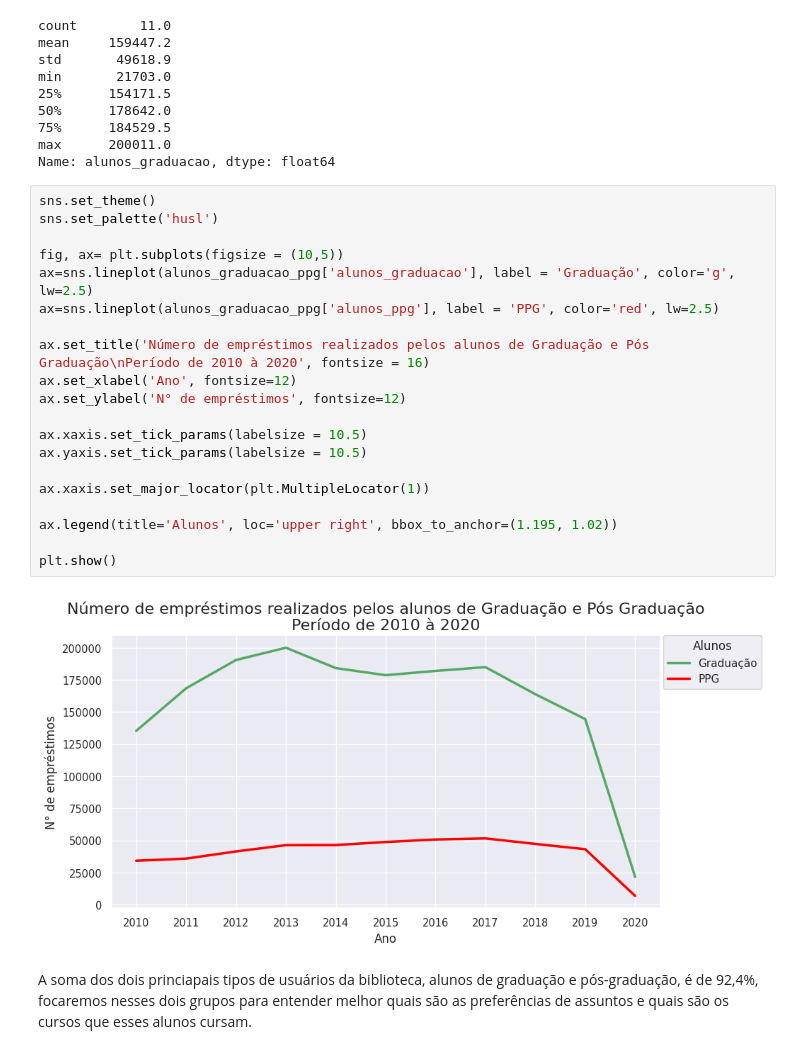
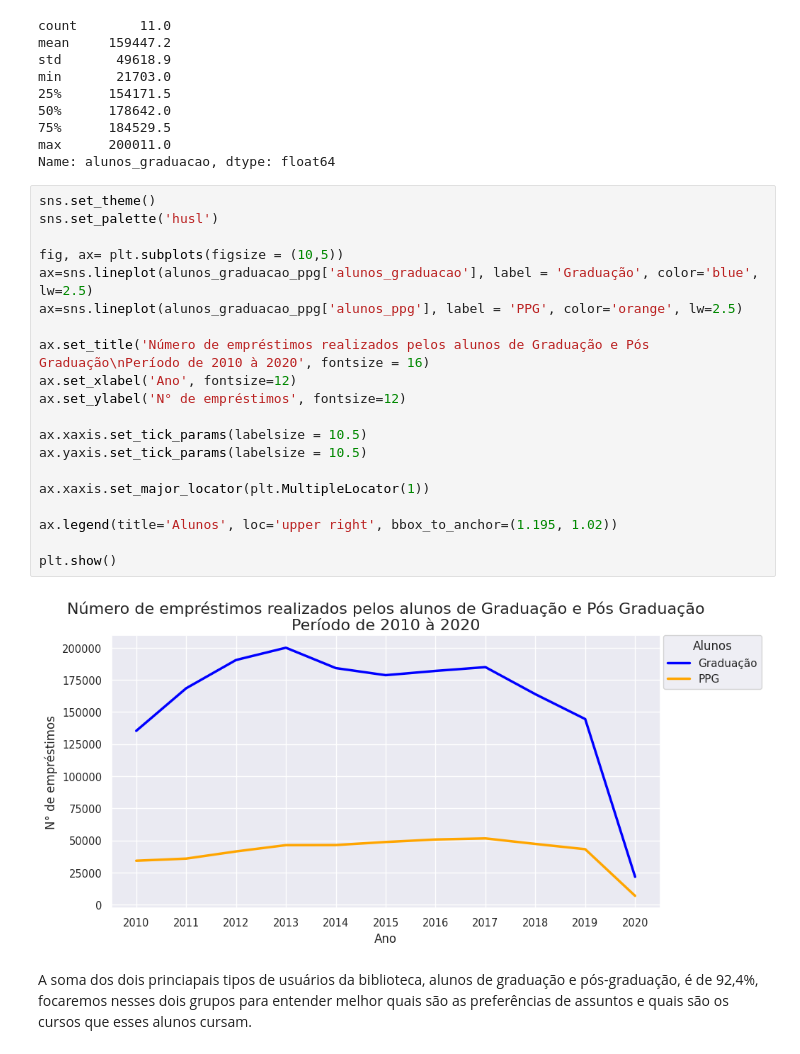
Before and after one commit to JoaoCarraro/Biblioteca, a Jupyter notebook: Portfólio_Biblioteca_UFRN_oficial.ipynb, the cells around one changed output. Drawn from its saved outputs; the diff is of its cells as text.

```diff
--- a/Portfólio_Biblioteca_UFRN_oficial.ipynb
+++ b/Portfólio_Biblioteca_UFRN_oficial.ipynb
@@ -1238,25 +1238,25 @@ Name: alunos_graduacao, dtype: float64
 # %%
 sns.set_theme()
 sns.set_palette('husl')
 
 fig, ax= plt.subplots(figsize = (10,5))
-ax=sns.lineplot(alunos_graduacao_ppg['alunos_graduacao'], label = 'Graduação', color='g', lw=2.5)
-ax=sns.lineplot(alunos_graduacao_ppg['alunos_ppg'], label = 'PPG', color='red', lw=2.5)
+ax=sns.lineplot(alunos_graduacao_ppg['alunos_graduacao'], label = 'Graduação', color='blue', lw=2.5)
+ax=sns.lineplot(alunos_graduacao_ppg['alunos_ppg'], label = 'PPG', color='orange', lw=2.5)
 
 ax.set_title('Número de empréstimos realizados pelos alunos de Graduação e Pós Graduação\nPeríodo de 2010 à 2020', fontsize = 16)
 ax.set_xlabel('Ano', fontsize=12)
 ax.set_ylabel('N° de empréstimos', fontsize=12)
 
 ax.xaxis.set_tick_params(labelsize = 10.5)
 ax.yaxis.set_tick_params(labelsize = 10.5)
 
 ax.xaxis.set_major_locator(plt.MultipleLocator(1))
 
 ax.legend(title='Alunos', loc='upper right', bbox_to_anchor=(1.195, 1.02))
 
 plt.show()
 # %% [output]
-[figure, old version]
+[figure, new version]
 # %% [markdown]
 A soma dos dois princiapais tipos de usuários da biblioteca, alunos de graduação e pós-graduação, é de 92,4%, focaremos nesses dois grupos para entender melhor quais são as preferências de assuntos e quais são os cursos que esses alunos cursam.
 # %%
```
